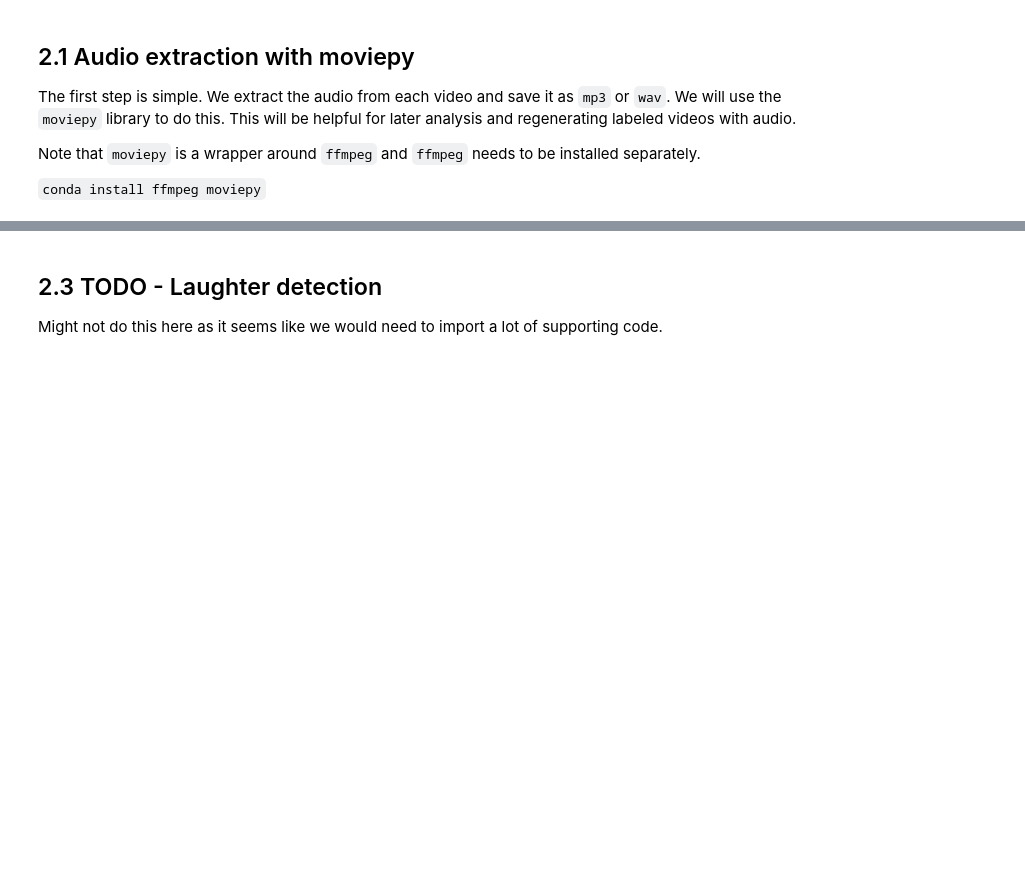
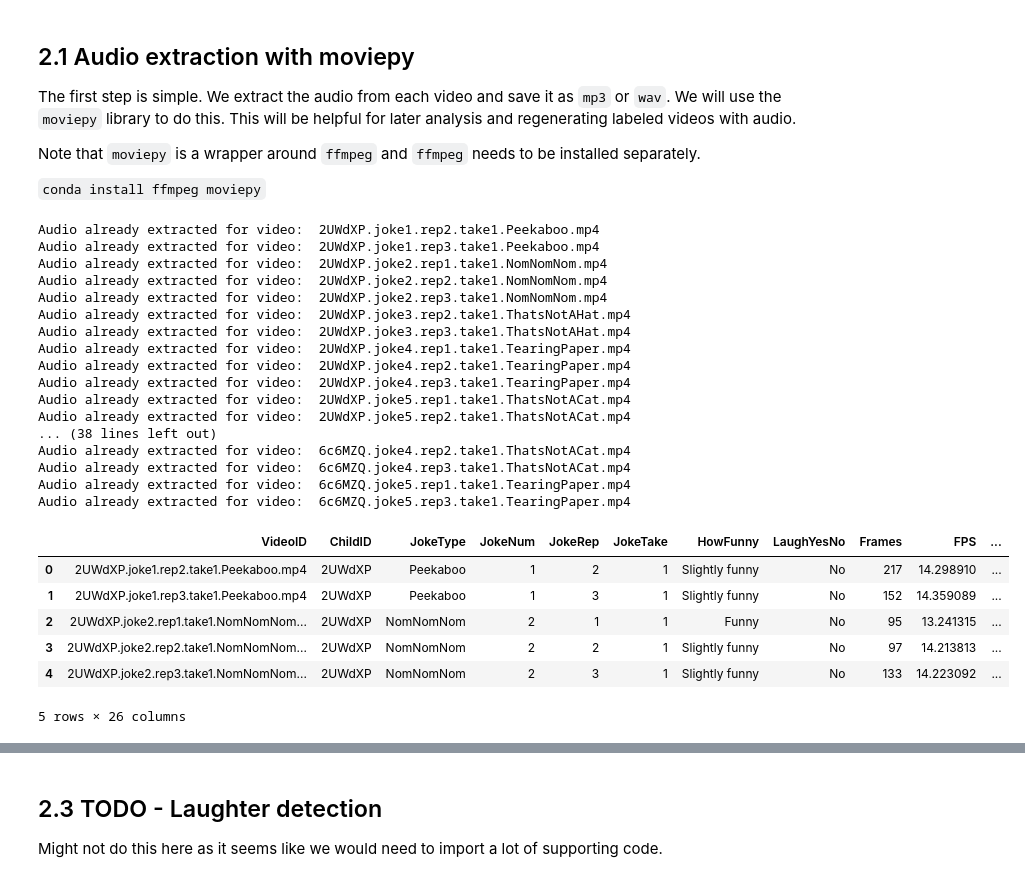
Before and after one commit to InfantLab/VideoAnnotator, a Jupyter notebook: code/02_ca_extract_speech_and_laughter.ipynb, the cells around one changed output, grey strips where cells are left out. Cells and saved outputs as stored; diff of their text form; code cells hidden in the pictures; blank space fills up the shorter version.

```diff
--- a/code/02_ca_extract_speech_and_laughter.ipynb
+++ b/code/02_ca_extract_speech_and_laughter.ipynb
@@ -29,19 +38,46 @@ Note that `moviepy` is a wrapper around `ffmpeg` and `ffmpeg` needs to be instal
 
 `conda install ffmpeg moviepy`
 # %%
-forceaudio = True
+forceaudio = False
 #output_ext="mp3"
 output_ext="wav"
 
 for index, r in processedvideos.iterrows():
     if forceaudio or pd.isnull(r["Audio.file"]):
         audiopath = utils.convert_video_to_audio_moviepy(videos_in,r["VideoID"], data_dir, output_ext=output_ext)
         r["Audio.file"] = audiopath
         r["Audio.when"] = time.strftime("%Y-%m-%d %H:%M:%S", time.gmtime())
         #update this row in processedvideos dataframe
         processedvideos.loc[index] = r
+    else:
+        print("Audio already extracted for video: ", r["VideoID"])
 
 
-utils.saveprocessedvidoes(processedvideos, data_dir)
+utils.saveprocessedvideos(processedvideos, data_dir)
 processedvideos.head()
+# %% [output]
+Audio already extracted for video:  2UWdXP.joke1.rep2.take1.Peekaboo.mp4
+Audio already extracted for video:  2UWdXP.joke1.rep3.take1.Peekaboo.mp4
+Audio already extracted for video:  2UWdXP.joke2.rep1.take1.NomNomNom.mp4
+Audio already extracted for video:  2UWdXP.joke2.rep2.take1.NomNomNom.mp4
+Audio already extracted for video:  2UWdXP.joke2.rep3.take1.NomNomNom.mp4
+Audio already extracted for video:  2UWdXP.joke3.rep2.take1.ThatsNotAHat.mp4
+Audio already extracted for video:  2UWdXP.joke3.rep3.take1.ThatsNotAHat.mp4
+Audio already extracted for video:  2UWdXP.joke4.rep1.take1.TearingPaper.mp4
+Audio already extracted for video:  2UWdXP.joke4.rep2.take1.TearingPaper.mp4
+Audio already extracted for video:  2UWdXP.joke4.rep3.take1.TearingPaper.mp4
+Audio already extracted for video:  2UWdXP.joke5.rep1.take1.ThatsNotACat.mp4
+Audio already extracted for video:  2UWdXP.joke5.rep2.take1.ThatsNotACat.mp4
+... (38 lines left out)
+Audio already extracted for video:  6c6MZQ.joke4.rep2.take1.ThatsNotACat.mp4
+Audio already extracted for video:  6c6MZQ.joke4.rep3.take1.ThatsNotACat.mp4
+Audio already extracted for video:  6c6MZQ.joke5.rep1.take1.TearingPaper.mp4
+Audio already extracted for video:  6c6MZQ.joke5.rep3.take1.TearingPaper.mp4
+|  | VideoID | ChildID | JokeType | JokeNum | JokeRep | JokeTake | HowFunny | LaughYesNo | Frames | FPS | ... |
+| 0 | 2UWdXP.joke1.rep2.take1.Peekaboo.mp4 | 2UWdXP | Peekaboo | 1 | 2 | 1 | Slightly funny | No | 217 | 14.298910 | ... |
+| 1 | 2UWdXP.joke1.rep3.take1.Peekaboo.mp4 | 2UWdXP | Peekaboo | 1 | 3 | 1 | Slightly funny | No | 152 | 14.359089 | ... |
+| 2 | 2UWdXP.joke2.rep1.take1.NomNomNom... | 2UWdXP | NomNomNom | 2 | 1 | 1 | Funny | No | 95 | 13.241315 | ... |
+| 3 | 2UWdXP.joke2.rep2.take1.NomNomNom... | 2UWdXP | NomNomNom | 2 | 2 | 1 | Slightly funny | No | 97 | 14.213813 | ... |
+| 4 | 2UWdXP.joke2.rep3.take1.NomNomNom... | 2UWdXP | NomNomNom | 2 | 3 | 1 | Slightly funny | No | 133 | 14.223092 | ... |
+5 rows × 26 columns
 # %% [markdown]
```
Also changed, not shown: parts of 10 cells of this notebook, 12 other files.
